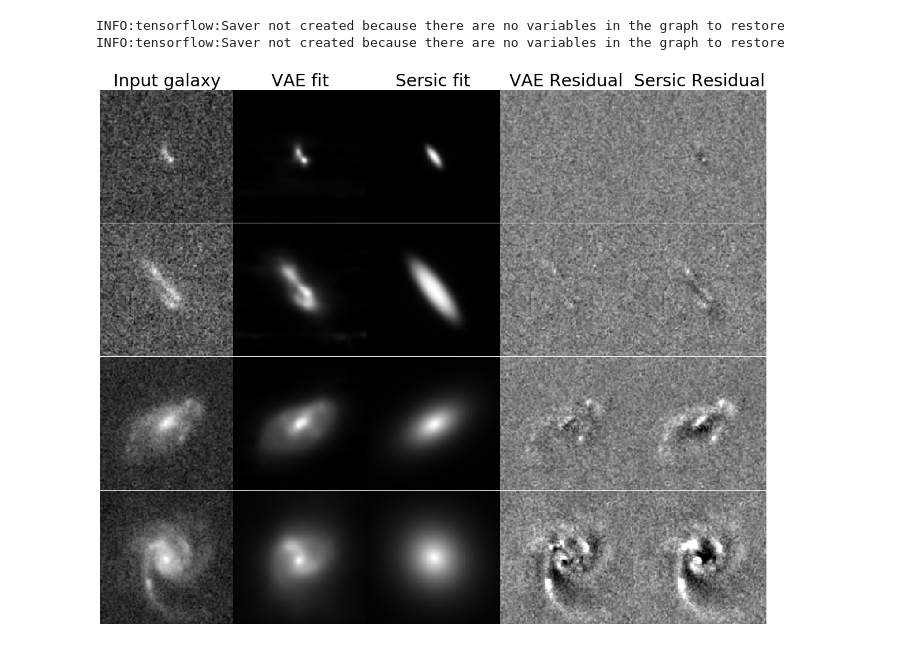
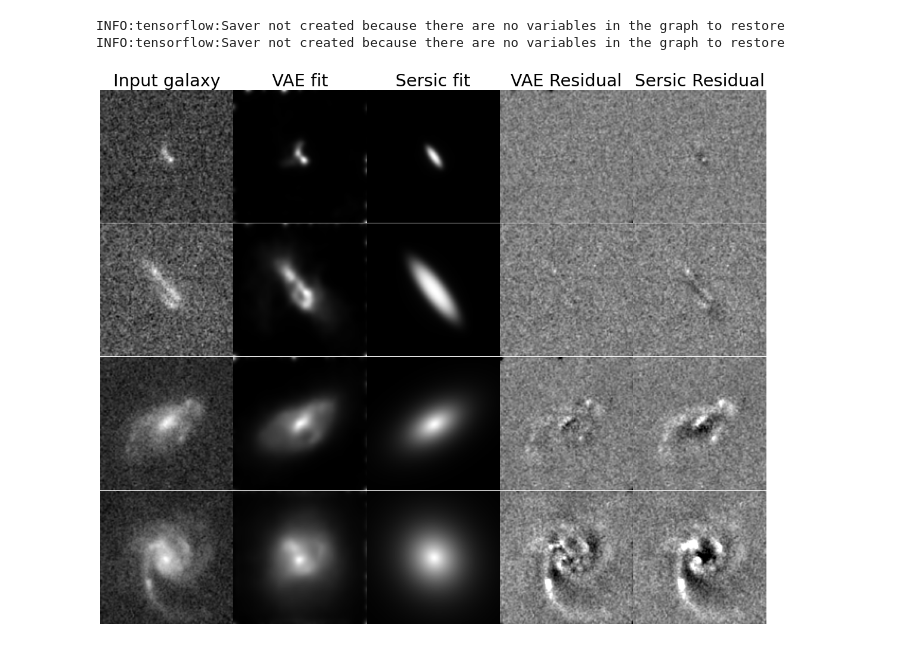
Before and after one commit to McWilliamsCenter/deep_galaxy_models, a Jupyter notebook: Figure_autoencode.ipynb, the cells around one changed output. Drawn from its saved outputs; the diff is of its cells as text; code cells hidden in the pictures.

```diff
--- a/Figure_autoencode.ipynb
+++ b/Figure_autoencode.ipynb
@@ -10,14 +11,14 @@ STAMP_SIZE = 128
 PIXEL_SCALE = 0.03
 # %%
 # Load autoencoder model
-encoder = hub.Module('modules/vae_cosmos_128/encoder')
-decoder = hub.Module('modules/vae_cosmos_128/decoder')
+encoder = hub.Module('modules/vae_final_pixel_tv_0.01/1592252412/encoder')
+decoder = hub.Module('modules/vae_final_pixel_tv_0.01/1592252412/decoder')
 # %%
 # Loads COSMOS sample
 cosmos_cat = galsim.COSMOSCatalog()
 # %%
 batch_size =1
-psf_in = tf.placeholder(shape=[batch_size, 128, 128, 1], dtype=tf.float32)
+psf_in = tf.placeholder(shape=[batch_size, 256, 129, 1], dtype=tf.float32)
 im_in = tf.placeholder(shape=[batch_size, 128, 128, 1], dtype=tf.float32)
 
 code = encoder({'input':im_in, 'psf':psf_in})
@@ -41,7 +42,12 @@ for j in range(4):
     im_sim = galsim.ImageF(STAMP_SIZE, STAMP_SIZE, scale=PIXEL_SCALE)
     im_param = galsim.ImageF(STAMP_SIZE, STAMP_SIZE, scale=PIXEL_SCALE)
 
-    imCp = galsim.ImageCF(STAMP_SIZE, STAMP_SIZE, scale=2. * np.pi / (PIXEL_SCALE * STAMP_SIZE))
+    # Draw the Fourier domain image of the galaxy, using x2 zero padding,
+    # and x2 subsampling
+    interp_factor=2
+    padding_factor=1
+    Nk = STAMP_SIZE*interp_factor*padding_factor
+    bounds = _BoundsI(0, Nk//2, -Nk//2, Nk//2-1)
 
     i = indices[j]
 
@@ -52,9 +58,11 @@ for j in range(4):
     real.drawImage(im_real, method='no_pixel');
 
     # Drawing autoencoded galaxy
-    psf.drawKImage(image=imCp)
-    im_psf = np.fft.fftshift(np.fft.ifft2(np.fft.fftshift(imCp.array))).real.astype('float32')
-    x = sess.run(reconstruction, feed_dict={psf_in:im_psf.reshape((1,128,128,1)), im_in:im_real.array.reshape((1,128,128,1))})
+    imCp = psf.drawKImage(bounds=bounds,
+                         scale=2.*np.pi/(Nk * PIXEL_SCALE / interp_factor),
+                         recenter=False)
+    im_psf = np.abs(np.fft.fftshift(imCp.array, axes=0)).astype('float32')
+    x = sess.run(reconstruction, feed_dict={psf_in:im_psf.reshape((1,256,129,1)), im_in:im_real.array.reshape((1,128,128,1))})
     im = galsim.Image(np.ascontiguousarray(x.reshape((STAMP_SIZE, STAMP_SIZE)).astype(np.float64)), scale=PIXEL_SCALE)
     sim_gal = galsim.InterpolatedImage(im)
     sim = galsim.Convolve(psf, sim_gal)
@@ -72,32 +80,32 @@ for j in range(4):
     axis('off')
 
     subplot(4,5,2+j*5)
     imshow(arcsinh(50*im_sim.array[b:-b,b:-b]), cmap='gray', vmin=0)
     axis('off')
     if j == 0:
         title('VAE fit')
 
     subplot(4,5,3+j*5)
     imshow(arcsinh(50*im_param.array[b:-b,b:-b]), cmap='gray', vmin=0)
     axis('off')
     if j == 0:
         title('Sersic fit')
 
     subplot(4,5,4+j*5)
     imshow(im_real.array[b:-b,b:-b] - im_sim.array[b:-b,b:-b], cmap='gray', vmin=-0.02, vmax=0.02)
     axis('off');
     if j == 0:
         title('VAE Residual')
 
     subplot(4,5,5+j*5)
     imshow(im_real.array[b:-b,b:-b] - im_param.array[b:-b,b:-b], cmap='gray', vmin=-0.02, vmax=0.02)
     axis('off');
     if j == 0:
         title('Sersic Residual')
 
     subplots_adjust(wspace=0, hspace=0)
 
 subplots_adjust(wspace=0, hspace=0)
-savefig('Figures/Figure_autoencode.pdf',bbox_inches='tight')
+#savefig('Figures/Figure_autoencode.pdf',bbox_inches='tight')
 # %% [output]
-[figure, old version]
+[figure, new version]
```
Also changed, not shown: parts of 1 cell of this notebook, 3 other files.
